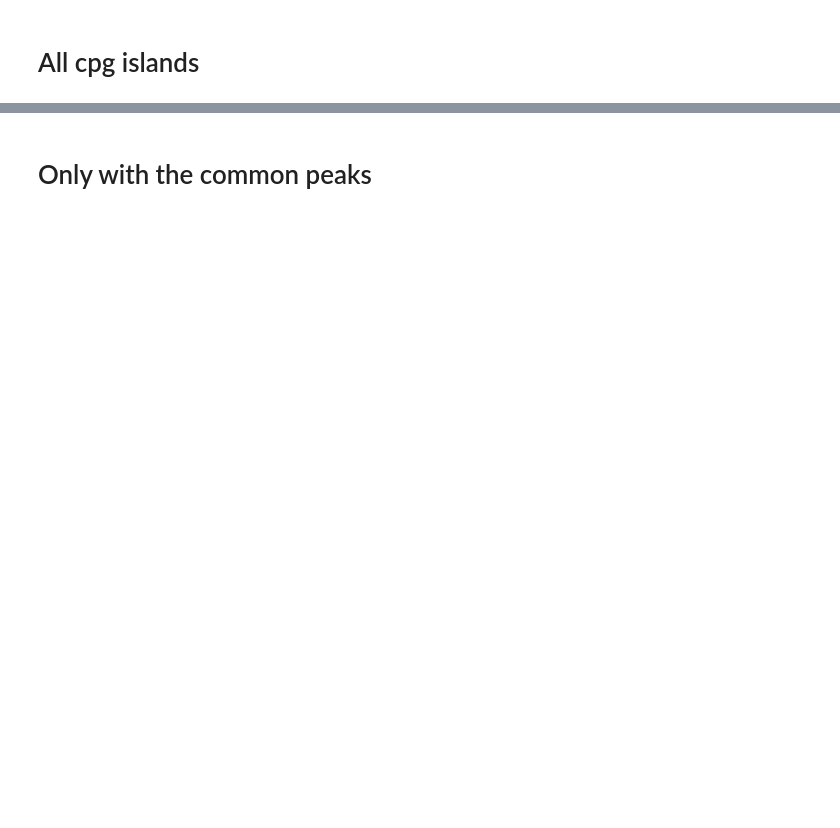
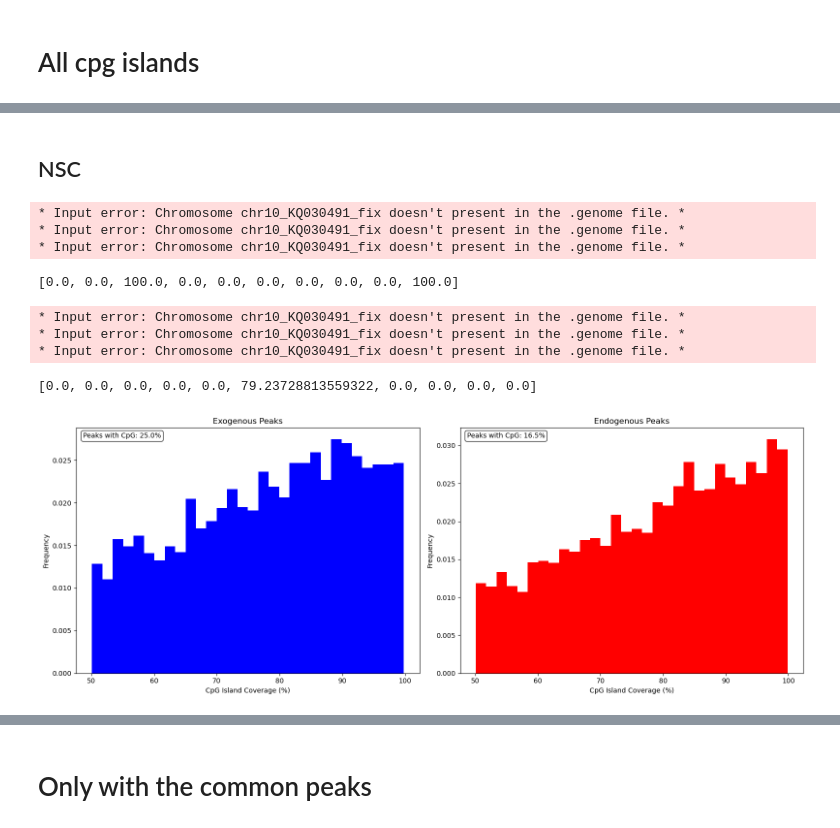
Before and after one commit to michal7kw/SRF_MeCP2_CUTandTAG, a Jupyter notebook: custom_pipeline/coverage.ipynb, the cells around one changed output, grey strips where cells are left out. Saved outputs shown, nothing was run; the diff lists cells and outputs as text; code cells hidden in the pictures; blank space fills up the shorter version.

```diff
--- a/custom_pipeline/coverage.ipynb
+++ b/custom_pipeline/coverage.ipynb
@@ -80,7 +139,7 @@ def calculate_peak_cpg_coverage(peak_file, cpg_file, extend):
 
     return overlaps
 # %%
-def plot_coverage_histograms(exo_coverage, endo_coverage, min_coverage=0, max_coverage=100):
+def plot_coverage_histograms(exo_coverage, endo_coverage, min_coverage=0, max_coverage=100, n_bins=50):
     """
     Create histograms for both types of coverage in separate subplots
     """
@@ -91,7 +150,7 @@ def plot_coverage_histograms(exo_coverage, endo_coverage, min_coverage=0, max_co
     endo_nonzero = [x for x in endo_coverage if x > min_coverage and x < max_coverage]
 
     # Exogenous plot
-    ax1.hist(exo_nonzero, bins=50, color='blue', density=True)
+    ax1.hist(exo_nonzero, bins=n_bins, color='blue', density=True)
     ax1.set_xlabel('CpG Island Coverage (%)')
     ax1.set_ylabel('Frequency')
     ax1.set_title('Exogenous Peaks')
@@ -105,7 +164,7 @@ def plot_coverage_histograms(exo_coverage, endo_coverage, min_coverage=0, max_co
              bbox=dict(boxstyle='round', facecolor='white', alpha=0.8))
 
     # Endogenous plot
-    ax2.hist(endo_nonzero, bins=50, color='red', density=True)
+    ax2.hist(endo_nonzero, bins=n_bins, color='red', density=True)
     ax2.set_xlabel('CpG Island Coverage (%)')
     ax2.set_ylabel('Frequency')
     ax2.set_title('Endogenous Peaks')
@@ -202,0 +421,51 @@ cpg_df.head()
+# %% [markdown]
+## NSC
+# %%
+%%capture
+exo_coverage_nsc = []
+for peak_file in exo_samples_nsc['Peaks']:
+    # Create temporary filtered peak file
+    temp_peak = "temp_filtered_peaks.bed"
+    filter_standard_chromosomes(peak_file, temp_peak)
+
+    # Calculate coverage using filtered peaks
+    coverage = calculate_peak_cpg_coverage(temp_peak, cpg_file, extend=100)
+    exo_coverage_nsc.extend(coverage)
+
+    # Clean up
+    subprocess.run("rm temp_filtered_peaks.bed", shell=True)
+# %% [output]
+* Input error: Chromosome chr10_KQ030491_fix doesn't present in the .genome file. *
+* Input error: Chromosome chr10_KQ030491_fix doesn't present in the .genome file. *
+* Input error: Chromosome chr10_KQ030491_fix doesn't present in the .genome file. *
+# %%
+exo_coverage_nsc[:10]
+# %% [output]
+[0.0, 0.0, 100.0, 0.0, 0.0, 0.0, 0.0, 0.0, 0.0, 100.0]
+# %%
+%%capture
+endo_coverage_nsc = []
+for peak_file in endo_samples_nsc['Peaks']:
+    # Create temporary filtered peak file
+    temp_peak = "temp_filtered_peaks.bed"
+    filter_standard_chromosomes(peak_file, temp_peak)
+
+    # Calculate coverage using filtered peaks
+    coverage = calculate_peak_cpg_coverage(temp_peak, cpg_file, extend=100)
+    endo_coverage_nsc.extend(coverage)
+
+    # Clean up
+    subprocess.run("rm temp_filtered_peaks.bed", shell=True)
+# %% [output]
+* Input error: Chromosome chr10_KQ030491_fix doesn't present in the .genome file. *
+* Input error: Chromosome chr10_KQ030491_fix doesn't present in the .genome file. *
+* Input error: Chromosome chr10_KQ030491_fix doesn't present in the .genome file. *
+# %%
+endo_coverage_nsc[:10]
+# %% [output]
+[0.0, 0.0, 0.0, 0.0, 0.0, 79.23728813559322, 0.0, 0.0, 0.0, 0.0]
+# %%
+# Create the visualization
+plot_coverage_histograms(exo_coverage_nsc, endo_coverage_nsc, min_coverage=50, n_bins=30)
+# %% [output]
+[figure, added]
```
Also changed, not shown: parts of 140 cells of this notebook, 24 other files.
